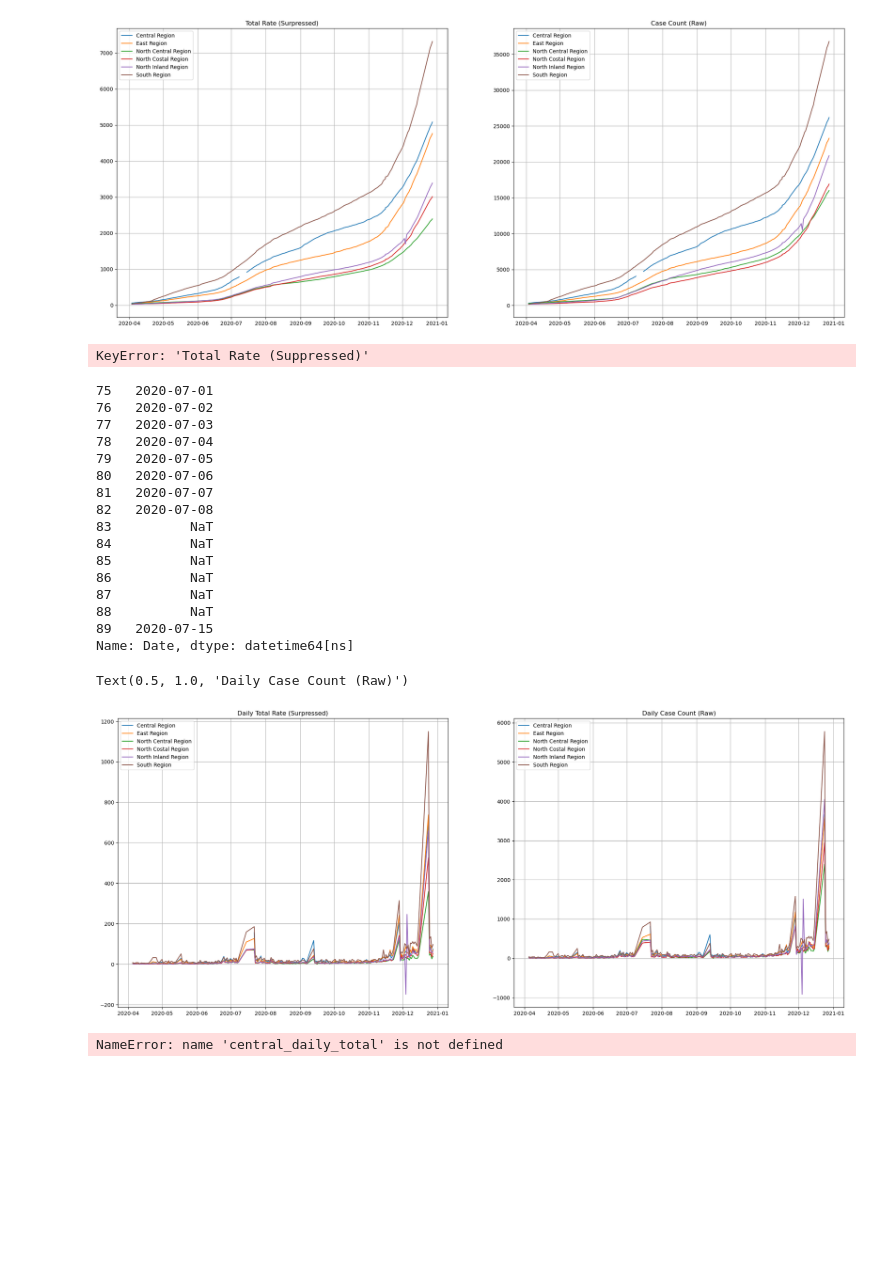
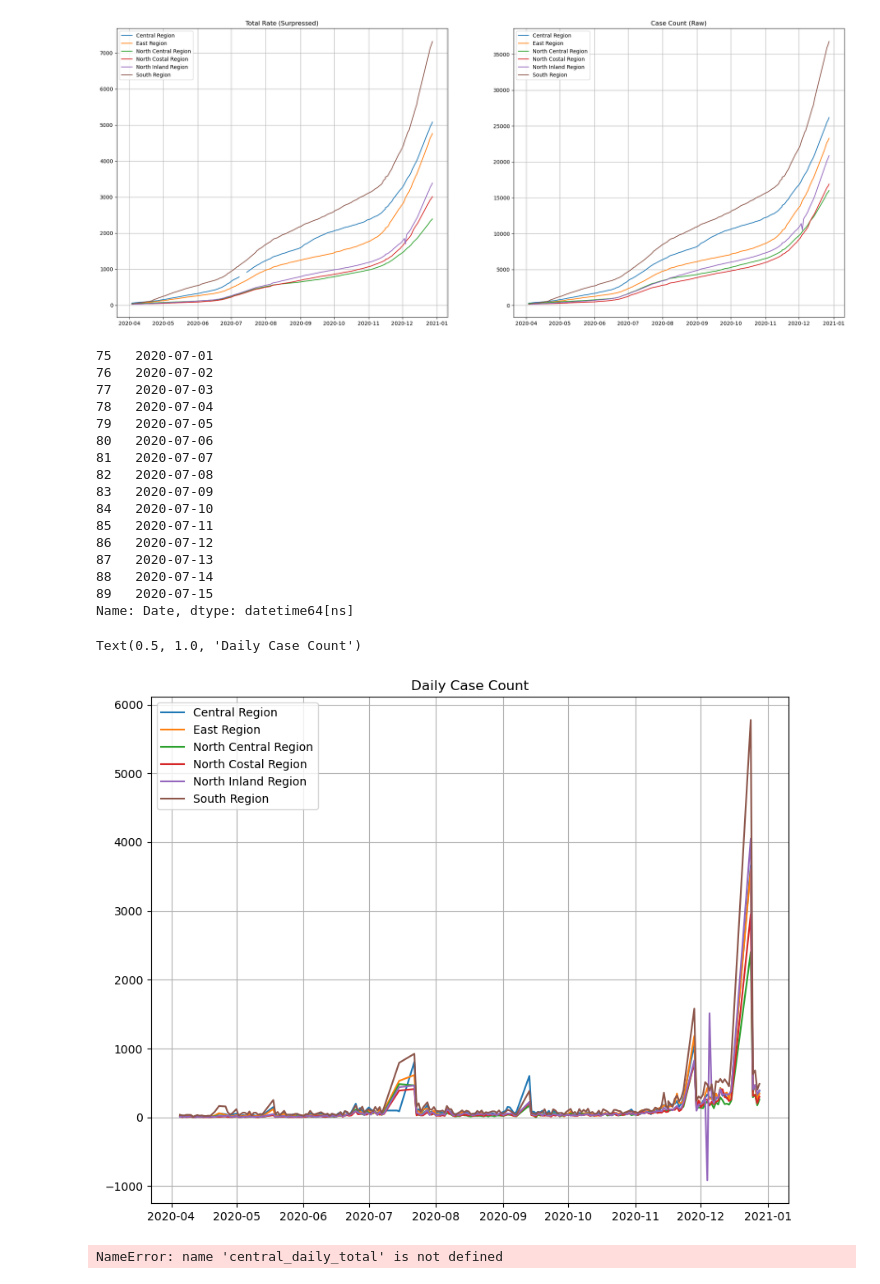
Before and after one commit to kazi0302/COVID-19-Modeling-and-Parameter-Fitting, a Jupyter notebook: Data/Data_Cleaning->Not_In_Use.ipynb, the cells around one changed output. Saved outputs shown, nothing was run; the diff lists cells and outputs as text; code cells hidden in the pictures; blank space fills up the shorter version.

```diff
--- a/Data/Data_Cleaning->Not_In_Use.ipynb
+++ b/Data/Data_Cleaning->Not_In_Use.ipynb
@@ -8,7 +8,7 @@ warnings.filterwarnings('ignore')
 ## By Date
 # %%
 # Read data files
-central = pd.read_excel('/Users/kazi0302/Desktop/SDSU/MSCSDS/COVID-19-Modeling-and-Parameter-Fitting/Data/Data-Processed-Date/Regions-By-Date.xlsx', header = None, sheet_name = 'Central Region')
+central = pd.read_excel('/Users/kazi0302/Desktop/SDSU/MSCSDS/COVID-19-Modeling-and-Parameter-Fitting/Data/Data-Processed-Date/Regions-By-Date.xlsx', header = None, sheet_name = 'Central Region (2)')
 east = pd.read_excel('/Users/kazi0302/Desktop/SDSU/MSCSDS/COVID-19-Modeling-and-Parameter-Fitting/Data/Data-Processed-Date/Regions-By-Date.xlsx', header = None, sheet_name = 'East Region')
 north_central = pd.read_excel('/Users/kazi0302/Desktop/SDSU/MSCSDS/COVID-19-Modeling-and-Parameter-Fitting/Data/Data-Processed-Date/Regions-By-Date.xlsx', header = None, sheet_name = 'North Central')
 north_coastal = pd.read_excel('/Users/kazi0302/Desktop/SDSU/MSCSDS/COVID-19-Modeling-and-Parameter-Fitting/Data/Data-Processed-Date/Regions-By-Date.xlsx', header = None, sheet_name = 'North Costal')
@@ -80,8 +78,6 @@ north_inland_daily_total = north_inland['Total Rate (Suppressed)'].diff()
 north_inland_daily_raw = north_inland['Case Count (Raw)'].diff()
 south_daily_total = south['Total Rate (Suppressed)'].diff()
 south_daily_raw = south['Case Count (Raw)'].diff()
-# %% [output]
-KeyError: 'Total Rate (Suppressed)'
 # %%
 central['Date'][75:90]
 # %% [output]
@@ -93,51 +89,51 @@ central['Date'][75:90]
 80   2020-07-06
 81   2020-07-07
 82   2020-07-08
-83          NaT
-84          NaT
-85          NaT
-86          NaT
-87          NaT
-88          NaT
+83   2020-07-09
+84   2020-07-10
+85   2020-07-11
+86   2020-07-12
+87   2020-07-13
+88   2020-07-14
 89   2020-07-15
 Name: Date, dtype: datetime64[ns]
 # %%
 # Plot Raw and Total daily cases
 # fig, ax1 = plt.subplots(figsize = (25, 10))
 # ax1.plot(central['Date'][75:90], central_daily_total[75:90], label = 'Central Region')
 # ax1.plot(east['Date'][75:90], east_daily_total[75:90], label = 'East Region')
 # ax1.plot(north_central['Date'][75:90], north_central_daily_total[75:90], label = 'North Central Region')
 # ax1.plot(north_coastal['Date'][75:90], north_coastal_daily_total[75:90], label = 'North Costal Region')
 # ax1.plot(north_inland['Date'][75:90], north_inland_daily_total[75:90], label = 'North Inland Region')
 # ax1.plot(south['Date'][75:90], south_daily_total[75:90], label = 'South Region')
 # ax1.grid()
 # ax1.legend()
 # ax1.set_title('Daily Total Rate (Surpressed)')
 
 # Plot Raw and Total daily cases
-fig, (ax1, ax2) = plt.subplots(1, 2, figsize = (25, 10))
-ax1.plot(central['Date'], central_daily_total, label = 'Central Region')
-ax1.plot(east['Date'], east_daily_total, label = 'East Region')
-ax1.plot(north_central['Date'], north_central_daily_total, label = 'North Central Region')
-ax1.plot(north_coastal['Date'], north_coastal_daily_total, label = 'North Costal Region')
-ax1.plot(north_inland['Date'], north_inland_daily_total, label = 'North Inland Region')
-ax1.plot(south['Date'], south_daily_total, label = 'South Region')
-ax1.grid()
-ax1.legend()
-ax1.set_title('Daily Total Rate (Surpressed)')
+fig, ax2 = plt.subplots(figsize = (10, 8))
+# ax1.plot(central['Date'], central_daily_total, label = 'Central Region')
+# ax1.plot(east['Date'], east_daily_total, label = 'East Region')
+# ax1.plot(north_central['Date'], north_central_daily_total, label = 'North Central Region')
+# ax1.plot(north_coastal['Date'], north_coastal_daily_total, label = 'North Costal Region')
+# ax1.plot(north_inland['Date'], north_inland_daily_total, label = 'North Inland Region')
+# ax1.plot(south['Date'], south_daily_total, label = 'South Region')
+# ax1.grid()
+# ax1.legend()
+# ax1.set_title('Daily Total Rate (Surpressed)')
 
 ax2.plot(central['Date'], central_daily_raw, label = 'Central Region')
 ax2.plot(east['Date'], east_daily_raw, label = 'East Region')
 ax2.plot(north_central['Date'], north_central_daily_raw, label = 'North Central Region')
 ax2.plot(north_coastal['Date'], north_coastal_daily_raw, label = 'North Costal Region')
 ax2.plot(north_inland['Date'], north_inland_daily_raw, label = 'North Inland Region')
 ax2.plot(south['Date'], south_daily_raw, label = 'South Region')
 ax2.grid()
 ax2.legend()
-ax2.set_title('Daily Case Count (Raw)')
+ax2.set_title('Daily Case Count')
 # %% [output]
-Text(0.5, 1.0, 'Daily Case Count (Raw)')
+Text(0.5, 1.0, 'Daily Case Count')
-[figure, old version]
+[figure, new version]
 # %%
 plt.plot(central['Date'], central_daily_total, label = 'Central Region')
 # %% [output]
```
Also changed, not shown: parts of 2 cells of this notebook, 6 other files.
